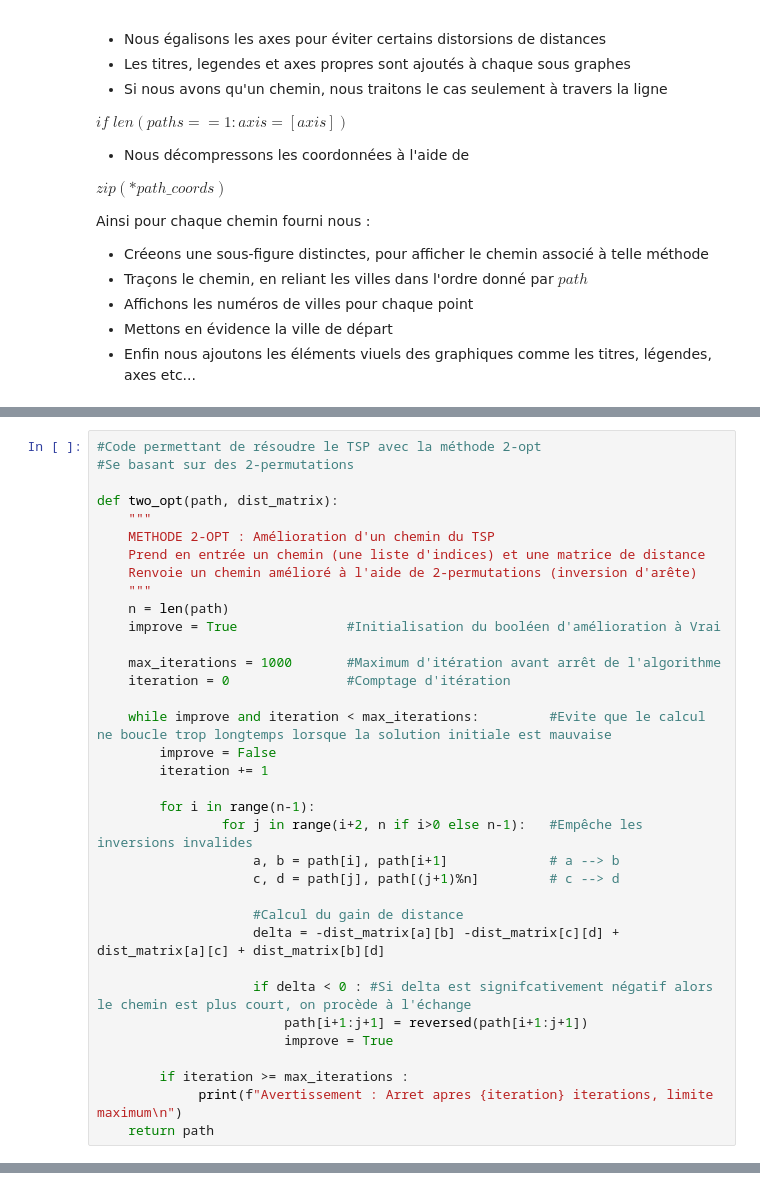
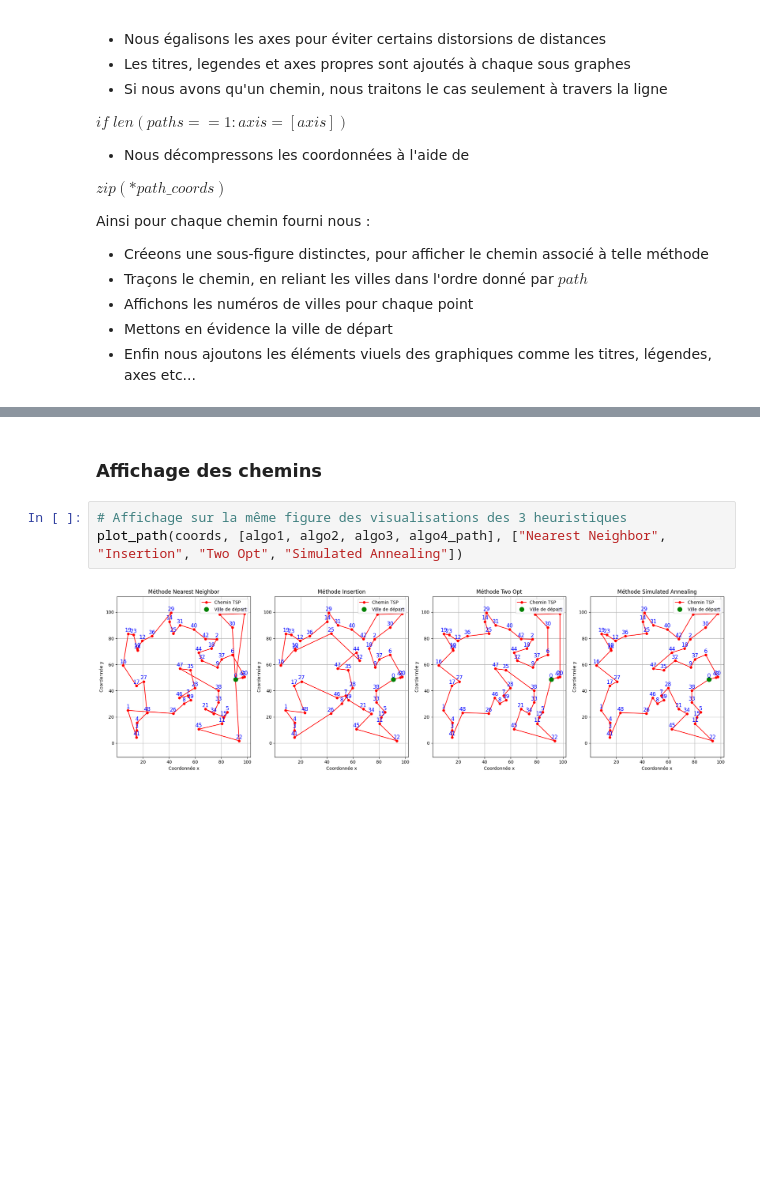
Before and after one commit to alexrinc/Projet-Maths-Info-Travelling-Salesman-Problem, a Jupyter notebook: documentation.ipynb, the cells around one changed output, grey strips where cells are left out. Cells and saved outputs as stored; diff of their text form; blank space fills up the shorter version.

```diff
--- a/documentation.ipynb
+++ b/documentation.ipynb
@@ -269,35 +301,0 @@ L'algorihtme 2-opt est une méthode <strong>d'optimisation locale</strong> visan
-# %%
-#Code permettant de résoudre le TSP avec la méthode 2-opt
-#Se basant sur des 2-permutations
-
-def two_opt(path, dist_matrix):
-    """
-    METHODE 2-OPT : Amélioration d'un chemin du TSP
-    Prend en entrée un chemin (une liste d'indices) et une matrice de distance
-    Renvoie un chemin amélioré à l'aide de 2-permutations (inversion d'arête)
-    """
-    n = len(path)
-    improve = True              #Initialisation du booléen d'amélioration à Vrai
-
-    max_iterations = 1000       #Maximum d'itération avant arrêt de l'algorithme
-    iteration = 0               #Comptage d'itération
-
-    while improve and iteration < max_iterations:         #Evite que le calcul ne boucle trop longtemps lorsque la solution initiale est mauvaise
-        improve = False
-        iteration += 1
-
-        for i in range(n-1):
-                for j in range(i+2, n if i>0 else n-1):   #Empêche les inversions invalides
-                    a, b = path[i], path[i+1]             # a --> b
-                    c, d = path[j], path[(j+1)%n]         # c --> d
-
-                    #Calcul du gain de distance
-                    delta = -dist_matrix[a][b] -dist_matrix[c][d] + dist_matrix[a][c] + dist_matrix[b][d]
-
-                    if delta < 0 : #Si delta est signifcativement négatif alors le chemin est plus court, on procède à l'échange
-                        path[i+1:j+1] = reversed(path[i+1:j+1])
-                        improve = True
-
-        if iteration >= max_iterations :
-             print(f"Avertissement : Arret apres {iteration} iterations, limite maximum\n")
-    return path
@@ -450,0 +385,7 @@ vs.plot_path(coords, [algo1, algo2, algo3], ["Nearest Neighbor", "Insertion", "T
+# %% [markdown]
+### Affichage des chemins
+# %%
+# Affichage sur la même figure des visualisations des 3 heuristiques
+plot_path(coords, [algo1, algo2, algo3, algo4_path], ["Nearest Neighbor", "Insertion", "Two Opt", "Simulated Annealing"])
+# %% [output]
+[figure, added]
```
Also changed, not shown: parts of 66 cells of this notebook.
